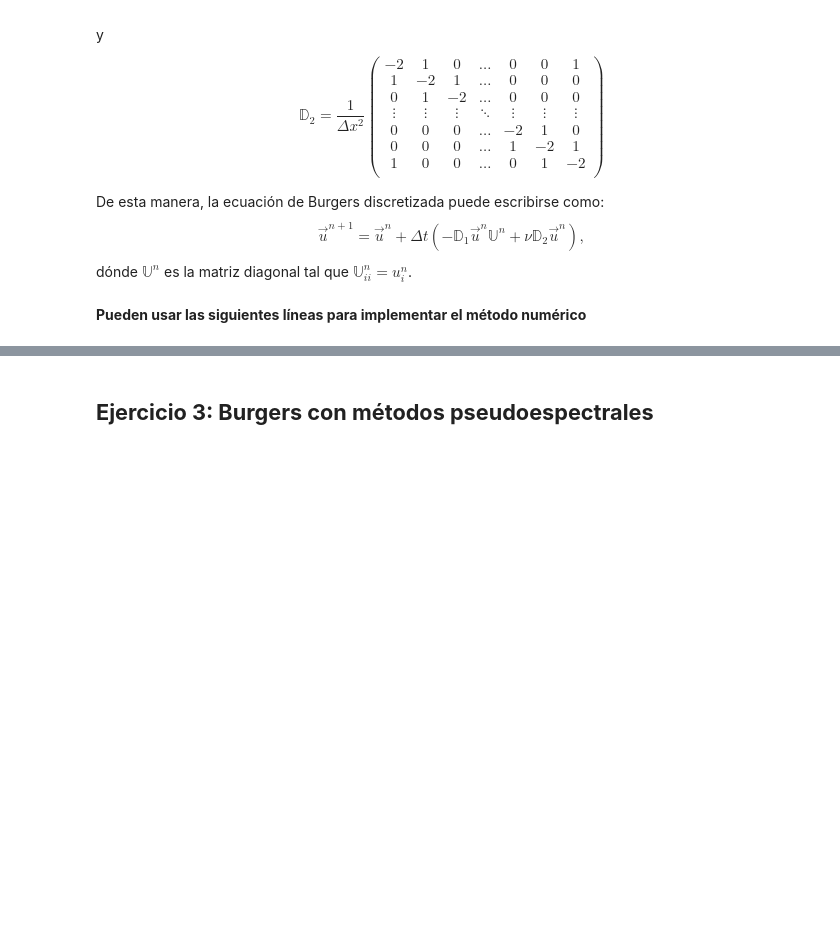
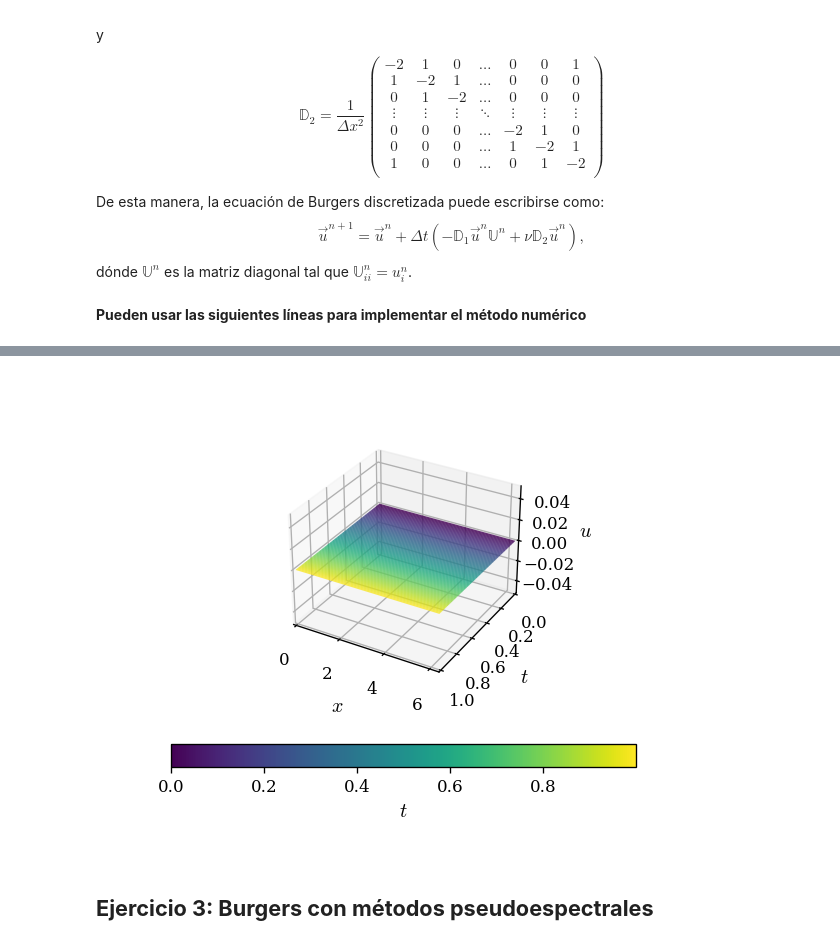
Before and after one commit to agustinbrusco/Sistemas_Complejos, a Jupyter notebook: guias/Guia2.ipynb, the cells around one changed output, grey strips where cells are left out. Saved outputs shown, nothing was run; the diff lists cells and outputs as text; code cells hidden in the pictures; blank space fills up the shorter version.

```diff
--- a/guias/Guia2.ipynb
+++ b/guias/Guia2.ipynb
@@ -267,3 +273,36 @@ charizard_cmap
+# %%
+u = np.empty([nx, nt])  # Array con la velocidad
+u[:, 0] = 0  # alguna condicion inicial
+
+
+# Aplico el método de Euler para la integración temporal
+for n in range(nt - 1):
+    u[:, n+1] = u[:, n] + dt * (
+        - (D_1 @ u[:, n]) @ np.diag(u[:, n])  # du/dx * u
+        + nu * D_2 @ u[:, n]  # nu * d^2u/dx^2
+    )
+# %%
+%matplotlib widget
+fig, ax = plt.subplots(1, 1, figsize=(5, 4), subplot_kw={"projection": "3d"})
+fig.set_label("Evolución de la ecuación de Burgers")
+colors = plt.cm.ScalarMappable(norm=plt.Normalize(0, t_vals.max(),), cmap="viridis")
+for i in range(0, nt, 10):
+    ax.plot(
+            x_vals, [dt*i]*x_vals.size, u[:, i], c=colors.to_rgba(t_vals[i]),
+            lw=0.75, alpha=0.75
+        )
+    # ax.plot(x_vals, u[:, i], zs=0, zdir='y', c=colors.to_rgba(i), lw=0.75, alpha=0.75, zorder=-1)
+ax.grid()
+ax.set_xlabel("$x$")
+ax.set_xlim(x_vals.min(), x_vals.max())
+ax.set_ylabel("$t$")
+ax.set_ylim(nt*dt, 0)
+ax.set_zlabel("$u$")
+plt.colorbar(colors, label="$t$", ax=ax, orientation="horizontal")
+plt.show()
+%matplotlib inline
+# %% [output]
+[figure, added]
 # %% [markdown]
 ## **Ejercicio 3: Burgers con métodos pseudoespectrales**
 # %% [markdown]
```
Also changed, not shown: parts of 27 cells of this notebook, 1 other file.
